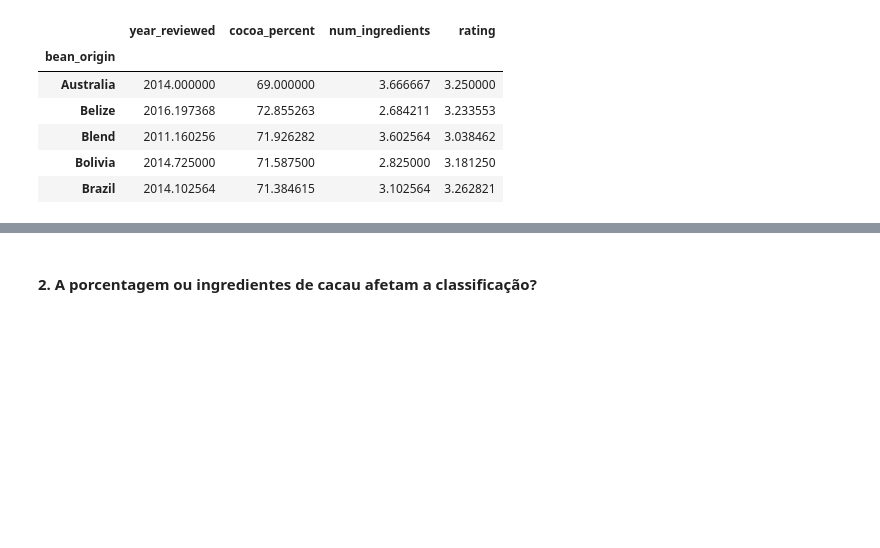
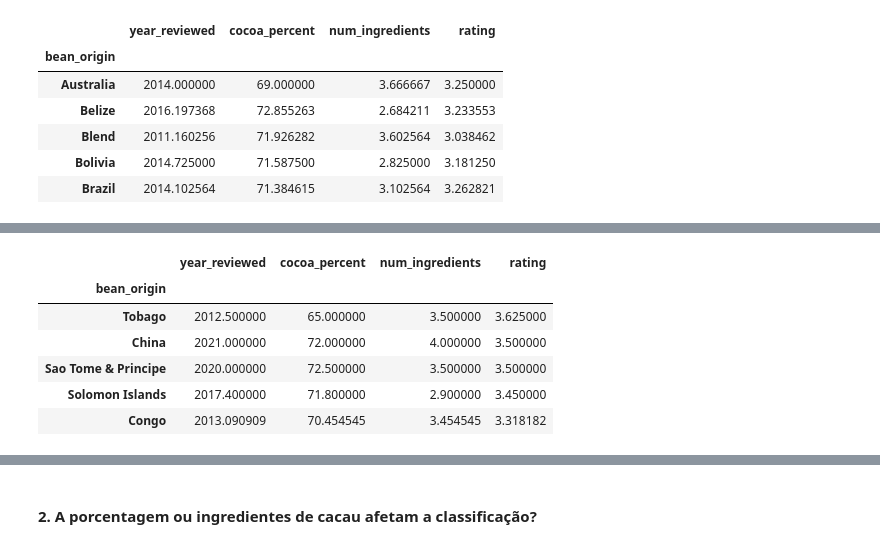
Before and after one commit to talitacgs/ChocolateBar_Analysis, a Jupyter notebook: chocolate_analysis.ipynb, the cells around one changed output, grey strips where cells are left out. Cells and saved outputs as stored; diff of their text form; code cells hidden in the pictures; blank space fills up the shorter version.

```diff
--- a/chocolate_analysis.ipynb
+++ b/chocolate_analysis.ipynb
@@ -228,0 +193,11 @@ plt.show()
+# %%
+df_bean_sorted = df_bean.sort_values(by="rating",ascending=False)
+df_bean_sorted.head()
+# %% [output]
+|  | year_reviewed | cocoa_percent | num_ingredients | rating |
+| bean_origin |  |  |  |  |
+| Tobago | 2012.500000 | 65.000000 | 3.500000 | 3.625000 |
+| China | 2021.000000 | 72.000000 | 4.000000 | 3.500000 |
+| Sao Tome & Principe | 2020.000000 | 72.500000 | 3.500000 | 3.500000 |
+| Solomon Islands | 2017.400000 | 71.800000 | 2.900000 | 3.450000 |
+| Congo | 2013.090909 | 70.454545 | 3.454545 | 3.318182 |
```
Also changed, not shown: parts of 8 cells of this notebook.
